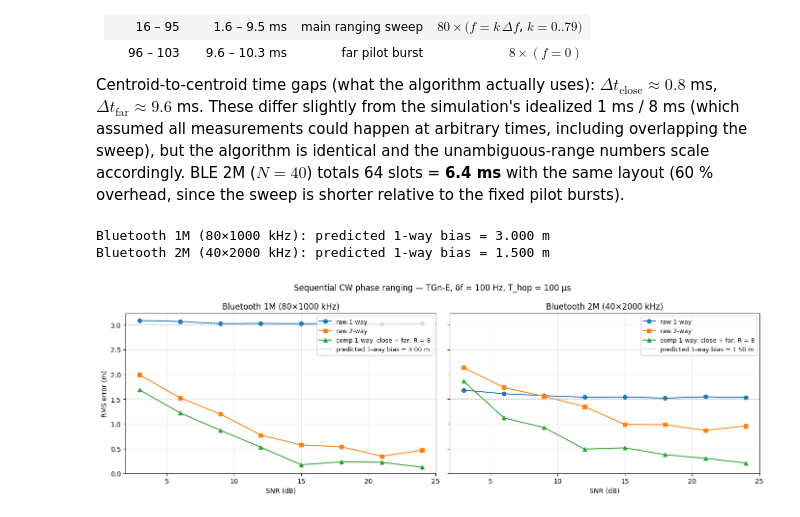
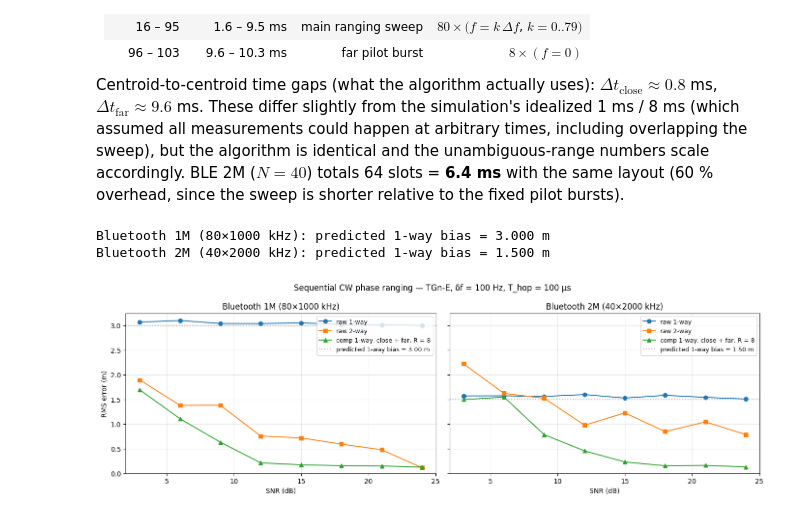
Before and after one commit to jelenesm/trilateration, a Jupyter notebook: distance.ipynb, the cells around one changed output. Saved outputs shown, nothing was run; the diff lists cells and outputs as text; code cells hidden in the pictures.

```diff
--- a/distance.ipynb
+++ b/distance.ipynb
@@ -130,7 +131,7 @@ def auto_signal_dim(eigvals, L_max=None, eps=1e-12):
     y = (log_eigs - log_eigs[-1]) / span
     # Distance from chord x + y - 1 = 0
     perp = np.abs(x + y - 1) / np.sqrt(2)
-    P = int(np.argmax(perp)) + 1
+    P = int(np.argmax(perp)) #+ 1
     if L_max is not None:
         P = min(P, L_max)
     return max(1, P)
@@ -813,6 +814,7 @@ def _render(*_):
     ax_ir.legend(fontsize=LABEL_FS)
     ax_ir.grid(True, alpha=0.3)
     ax_ir.set_xlim(0, 75 / c * 1e9)
+    ax_ir.set_ylim(0, 1.0)
 
     if music_ok:
         # (1,0) MUSIC eigenvalues (descending). Top P_paths = signal subspace,
@@ -1070,7 +1072,7 @@ t_conv_ns = np.arange(2 * M_anim - 1) * dt_ns
 
 def _cir(ds_s):
     # Fixed seed → same channel realization every frame; only delay spread varies.
-    rng = np.random.default_rng(42)
+    rng = np.random.default_rng(1337)
     H = channel(d_true_anim, delay_spread=ds_s, n_paths=n_paths_anim,
                 n_tones=n_tones_anim, k_factor_db=k_factor_db_anim, rng=rng)
     return np.fft.ifft(H)
@@ -1175,7 +1177,7 @@ RADIOS_SEQ = [
 ]
 profile_seq     = 'E'
 d_true_seq      = 5.0
-n_trials_seq    = 800
+n_trials_seq    = 100
 snr_db_grid_seq = np.arange(3, 27, 3)
 lo_offset_hz    = 100.0        # δf  (Tx-Rx LO frequency offset)
 T_hop_seq       = 100e-6       # tone hop period (s)
@@ -1261,32 +1263,32 @@ for ax_idx, (radio_label, n_tones_r, spacing_khz_r) in enumerate(RADIOS_SEQ):
     results_seq = {a: np.zeros_like(snr_db_grid_seq, dtype=float) for a in algs_all}
     print(f'{radio_label} ({n_tones_r}×{spacing_khz_r:.0f} kHz): predicted 1-way bias = {bias_pred:.3f} m')
     for alg in algs_all:
         for i, snr in enumerate(snr_db_grid_seq):
             errs = np.empty(n_trials_seq)
             for tr in range(n_trials_seq):
                 errs[tr] = run_sequential(snr, alg, rng_seq, n_tones_r, delta_f) - d_true_seq
             results_seq[alg][i] = np.sqrt(np.mean(errs ** 2))
 
     ax = axes[ax_idx]
     for alg, label, color, fmt in plot_specs:
         ax.plot(snr_db_grid_seq, results_seq[alg], fmt, color=color,
                 label=label, markersize=6, linewidth=1.4)
     ax.axhline(bias_pred, color='gray', linestyle=':', alpha=0.6,
                label=f'predicted 1-way bias = {bias_pred:.2f} m')
     ax.set_xlabel('SNR (dB)')
     if ax_idx == 0:
         ax.set_ylabel('RMS error (m)')
     ax.set_title(f'{radio_label} ({n_tones_r}×{spacing_khz_r:.0f} kHz)')
     ax.legend(fontsize=9, loc='upper right')
     ax.grid(True, alpha=0.3)
     ax.set_ylim(0, None)
 
 fig.suptitle(f'Sequential CW phase ranging — TGn-{profile_seq}, '
              f'δf = {lo_offset_hz:.0f} Hz, T_hop = {T_hop_seq*1e6:.0f} µs')
 plt.tight_layout()
 plt.show()
 # %% [output]
 Bluetooth 1M (80×1000 kHz): predicted 1-way bias = 3.000 m
 Bluetooth 2M (40×2000 kHz): predicted 1-way bias = 1.500 m
-[figure, old version]
+[figure, new version]
 # %% [markdown]
```
Also changed, not shown: parts of 6 cells of this notebook.
